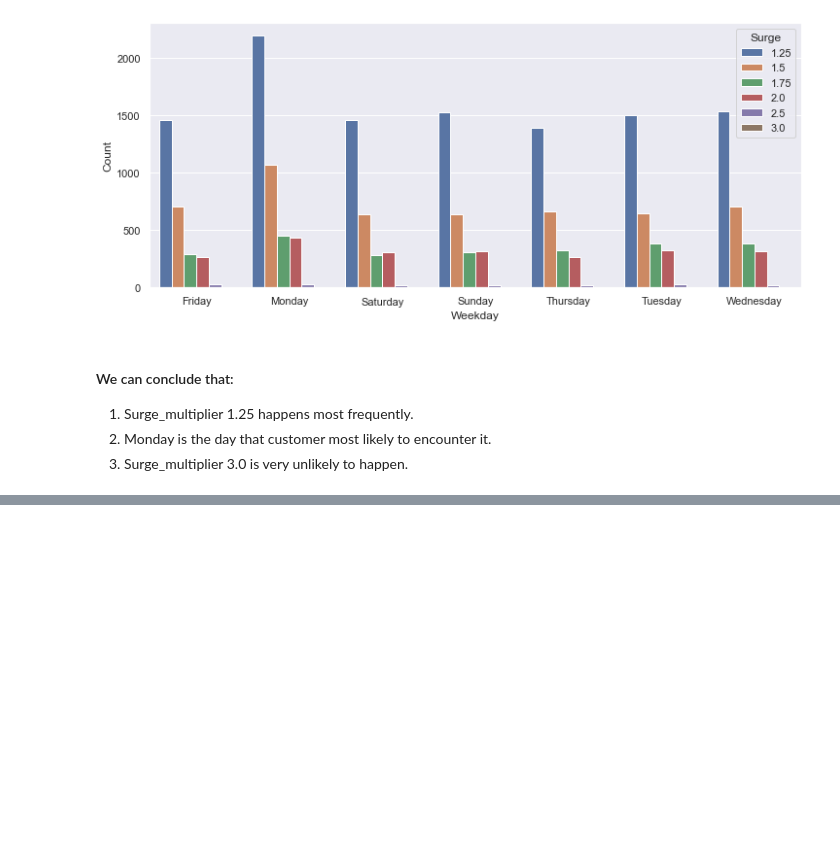
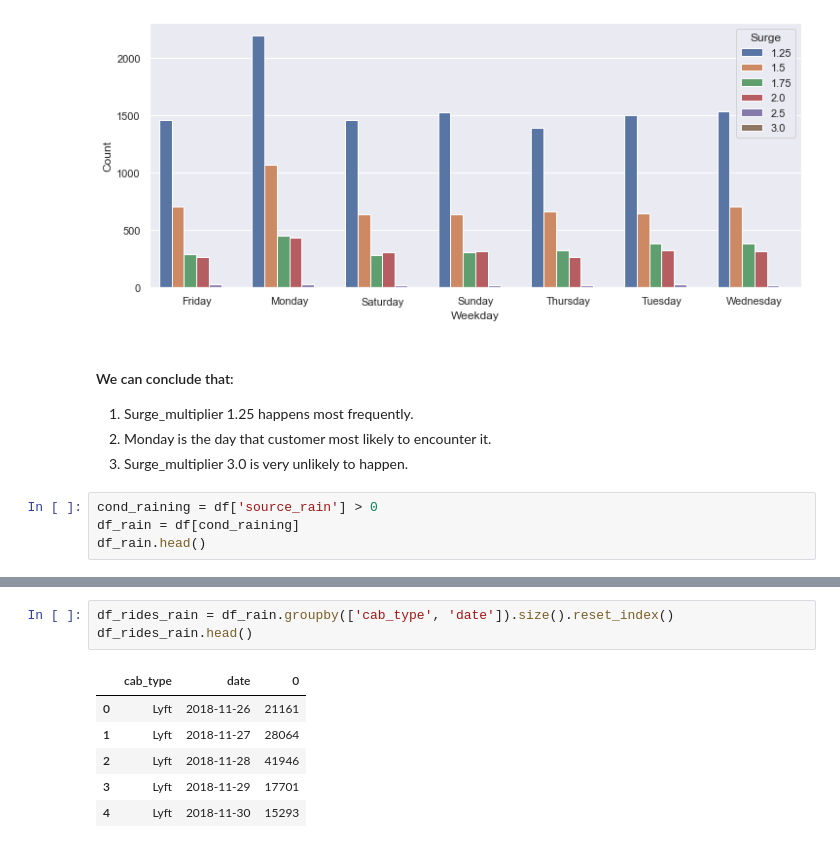
Before and after one commit to edgarp2017/Price-Trend-of-Riding-Apps, a Jupyter notebook: vis.ipynb, the cells around one changed output, grey strips where cells are left out. Drawn from its saved outputs; the diff is of its cells as text; blank space fills up the shorter version.

```diff
--- a/vis.ipynb
+++ b/vis.ipynb
@@ -69,3 +72,7 @@ sns.barplot(x="Weekday", y = "Count", hue= "Surge", data=high_surge).set_title
 1. Surge_multiplier 1.25 happens most frequently.
 2. Monday is the day that customer most likely to encounter it.
 3. Surge_multiplier 3.0 is very unlikely to happen.
+# %%
+cond_raining = df['source_rain'] > 0
+df_rain = df[cond_raining]
+df_rain.head()
@@ -71,0 +202,10 @@ sns.barplot(x="Weekday", y = "Count", hue= "Surge", data=high_surge).set_title
+# %%
+df_rides_rain = df_rain.groupby(['cab_type', 'date']).size().reset_index()
+df_rides_rain.head()
+# %% [output]
+|  | cab_type | date | 0 |
+| 0 | Lyft | 2018-11-26 | 21161 |
+| 1 | Lyft | 2018-11-27 | 28064 |
+| 2 | Lyft | 2018-11-28 | 41946 |
+| 3 | Lyft | 2018-11-29 | 17701 |
+| 4 | Lyft | 2018-11-30 | 15293 |
```
Also changed, not shown: parts of 12 cells of this notebook, 1 other file.
